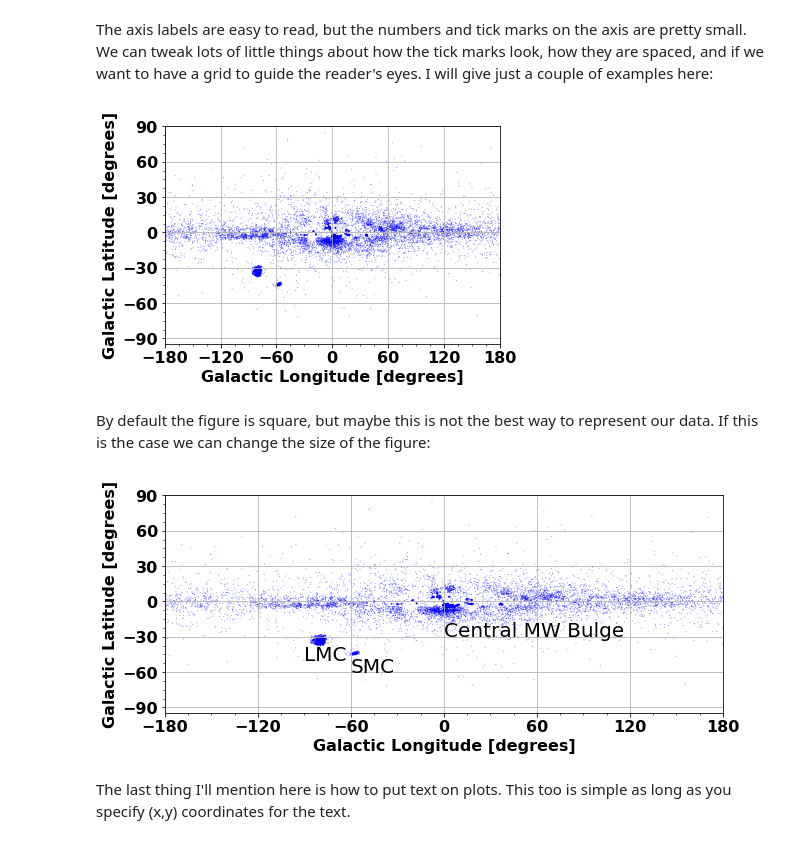
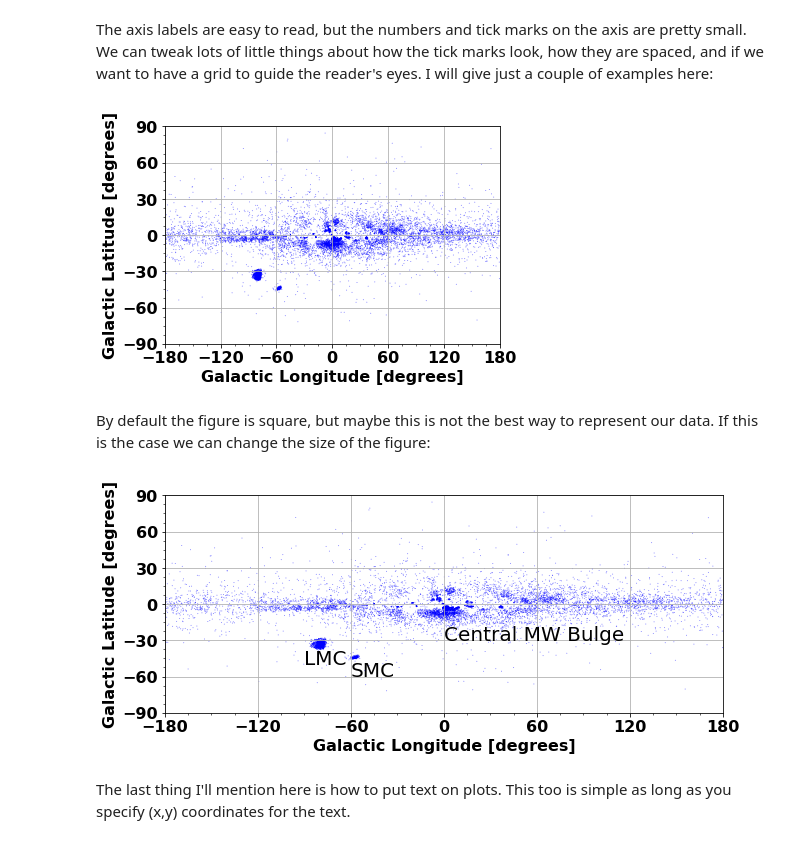
Before and after one commit to mbartlett01/AY3190, a Jupyter notebook: lessons/06-plotting_Bartlett.ipynb, the cells around one changed output. Cells and saved outputs as stored; diff of their text form; code cells hidden in the pictures.

```diff
--- a/lessons/06-plotting_Bartlett.ipynb
+++ b/lessons/06-plotting_Bartlett.ipynb
@@ -285,26 +286,26 @@ The axis labels are easy to read, but the numbers and tick marks on the axis are
 # %%
 # Create the scatter plot
 plt.scatter(galaxy_table['col1'],galaxy_table['col2'],color='blue',s=1,edgecolor='None',alpha=0.5)
 
 # Set labels and sizing
 plt.xlabel('Galactic Longitude [degrees]',fontweight='bold',fontsize=16)
 plt.ylabel('Galactic Latitude [degrees]',fontweight='bold',fontsize=16)
 
 # Set axis range
 plt.xlim(-180,180)
-plt.ylim(-90,-90)
+plt.ylim(-90,90)
 
 # Set axis tick sizes
 plt.xticks(range(-180,210,60),fontsize=16,fontweight='bold')
 plt.yticks(range(-90,120,30),fontsize=16,fontweight='bold')
 
 # Set minor ticks
 plt.minorticks_on()
 
 # Turn on background grid
 plt.grid()
 # %% [output]
-[figure, old version]
+[figure, new version]
 # %% [markdown]
 By default the figure is square, but maybe this is not the best way to represent our data. If this is the case we can change the size of the figure:
 # %%
@@ -326,7 +327,7 @@ plt.ylabel('Galactic Latitude [degrees]',fontweight='bold',fontsize=16)
 
 # Set axis range
 plt.xlim(-180,180)
-plt.ylim(-90,-90)
+plt.ylim(-90,90)
 
 # Set axis tick sizes
 plt.xticks(range(-180,210,60),fontsize=16,fontweight='bold')
@@ -338,7 +339,7 @@ plt.minorticks_on()
 # Turn on background grid
 plt.grid()
 # %% [output]
-[figure, old version]
+[figure, new version]
 # %% [markdown]
 The last thing I'll mention here is how to put text on plots. This too is simple as long as you specify (x,y) coordinates for the text.
 # %% [markdown]
```
Also changed, not shown: parts of 12 cells of this notebook, 1 other file.
